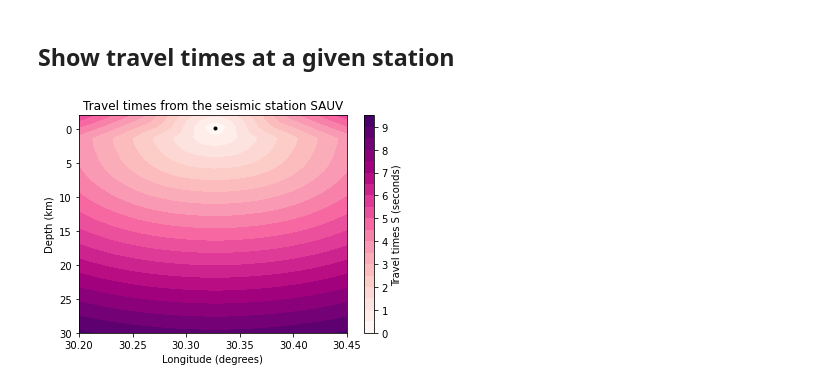
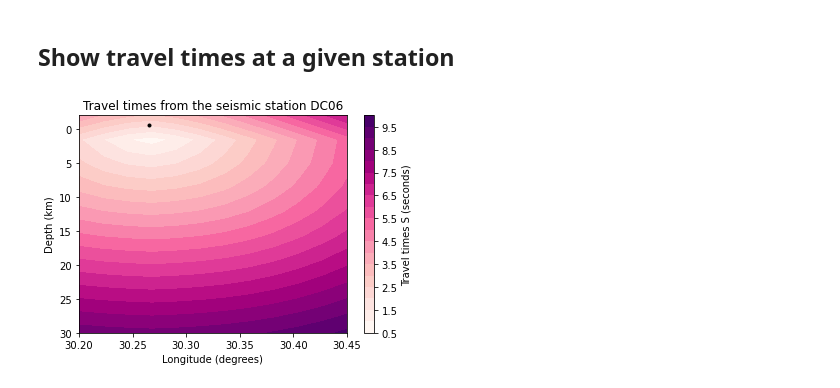
Before and after one commit to ebeauce/beampower, a Jupyter notebook: notebooks/2_travel_times.ipynb, the cells around one changed output. Drawn from its saved outputs; the diff is of its cells as text; code cells hidden in the pictures.

```diff
--- a/notebooks/2_travel_times.ipynb
+++ b/notebooks/2_travel_times.ipynb
@@ -73,7 +73,7 @@ ax = velocity_layers.plot(
 
 We calculate the travel times on a finer grid than the model grid, so we need to interpolate the model. We do so while keeping the layer aspect of the model (last-value constant interpolation). First, we define the depth vector with a desired number of nodes:
 # %%
-depths = np.linspace(30.0, -2.0, 40)
+depths = np.linspace(30.0, -2.0, 10)
 # %% [markdown]
 Then we interpolate the velocity on the given depths:
 # %%
@@ -102,8 +102,8 @@ plt.show()
 
 Because the overall package works in full three-dimensional coordinates, we tile the velocity model into a three-dimensional one. The following define the grid in the longitude and latitude dimensions.
 # %%
-longitudes = np.linspace(30.20, 30.45, 50)
-latitudes = np.linspace(40.60, 40.76, 40)
+longitudes = np.linspace(30.20, 30.45, 12)
+latitudes = np.linspace(40.60, 40.76, 13)
 # %% [markdown]
 We then tile velocity along longitude and latitude dimensions with `xarray`. This operation is automatically done with the `expand_dim()` method.
 # %%
@@ -224,29 +224,29 @@ travel_times.to_netcdf("../data/travel_times.nc")
 # %%
 CONTOUR_LEVELS = 20
 SEISMIC_PHASE = "S"
-station = network.loc["SAUV"]
+station = network.loc["DC06"]
 
 # Show
 latitude_id = np.abs(travel_times.latitude - station.latitude).argmin()
 time_delays = travel_times.sel(phase=SEISMIC_PHASE, station=station.name)
 time_delays = time_delays.isel(latitude=latitude_id)
 img = time_delays.plot.contourf(
     add_colorbar=False, cmap="RdPu", levels=CONTOUR_LEVELS
 )
 
 # Colorbar
 cb = plt.colorbar(img)
 cb.set_label(f"Travel times {SEISMIC_PHASE} (seconds)")
 
 # Station
 plt.plot(station.longitude, station.depth, "k.")
 
 # Labels
 ax = plt.gca()
 ax.invert_yaxis()
 ax.set_xlabel("Longitude (degrees)")
 ax.set_ylabel("Depth (km)")
 ax.set_title(f"Travel times from the seismic station {station.name}")
 plt.show()
 # %% [output]
-[figure, old version]
+[figure, new version]
```
Also changed, not shown: parts of 2 cells of this notebook, 2 other files.
